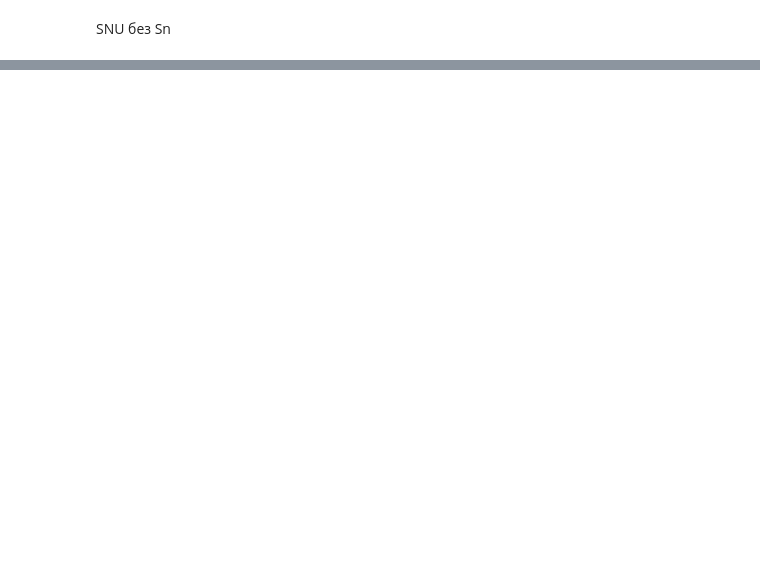
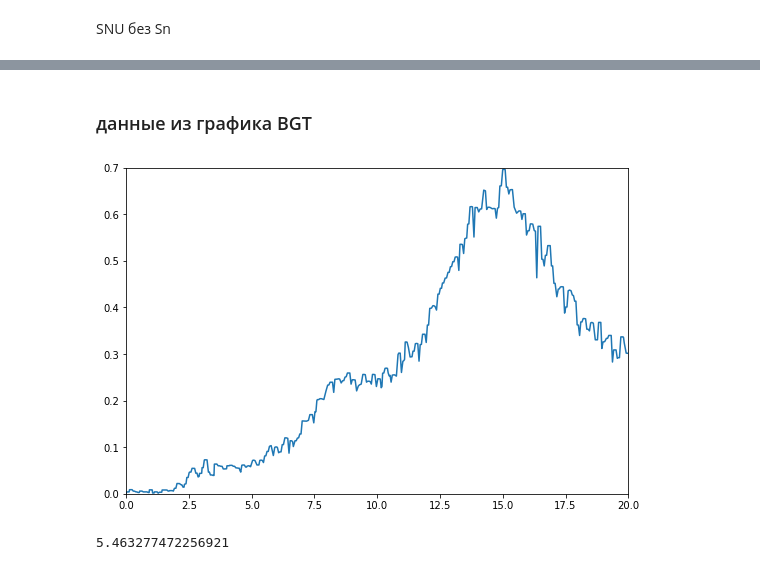
Before and after one commit to Almaz93/neutrino, a Jupyter notebook: double_beta_decay/Almaz's work/calculation/Check_influence_of_resonances_Xe127.ipynb, the cells around one changed output, grey strips where cells are left out. Drawn from its saved outputs; the diff is of its cells as text; code cells hidden in the pictures; blank space fills up the shorter version.

```diff
--- a/double_beta_decay/Almaz's work/calculation/Check_influence_of_resonances_Xe127.ipynb
+++ b/double_beta_decay/Almaz's work/calculation/Check_influence_of_resonances_Xe127.ipynb
@@ -331,0 +367,21 @@ rate_total   49.773405726857405
+# %% [markdown]
+### данные из графика BGT
+# %%
+bgt_full = pd.read_csv('../B(GT) peaks processing/recognition/Xe127/1999_bgt_full.csv',
+                      sep=';', decimal=',', names=['x', 'y'])
+bgt_0_5 = pd.read_csv('../B(GT) peaks processing/recognition/Xe127/1999_bgt_0_5l.csv',
+                      sep=';', decimal=',', names=['x', 'y'])
+# %%
+bgt = bgt_0_5.append(bgt_full[bgt_full['x']>5])
+
+plt.figure(figsize=(9,6))
+plt.plot(bgt['x'].values, bgt['y'].values)
+plt.xlim(0,20)
+plt.ylim(0,0.7)
+plt.show()
+# %% [output]
+[figure, added]
+# %%
+trapz(bgt['y'].values, bgt['x'].values)
+# %% [output]
+5.463277472256921
```
Also changed, not shown: parts of 18 cells of this notebook, 7 other files.
